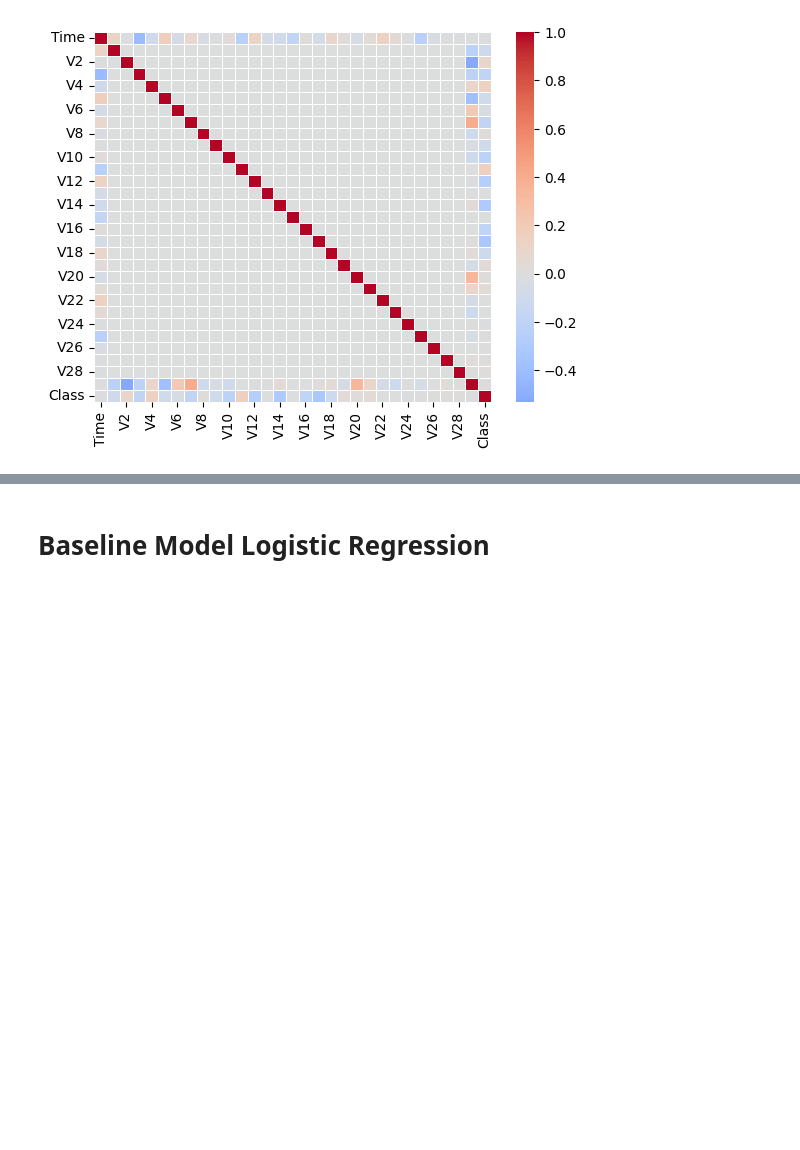
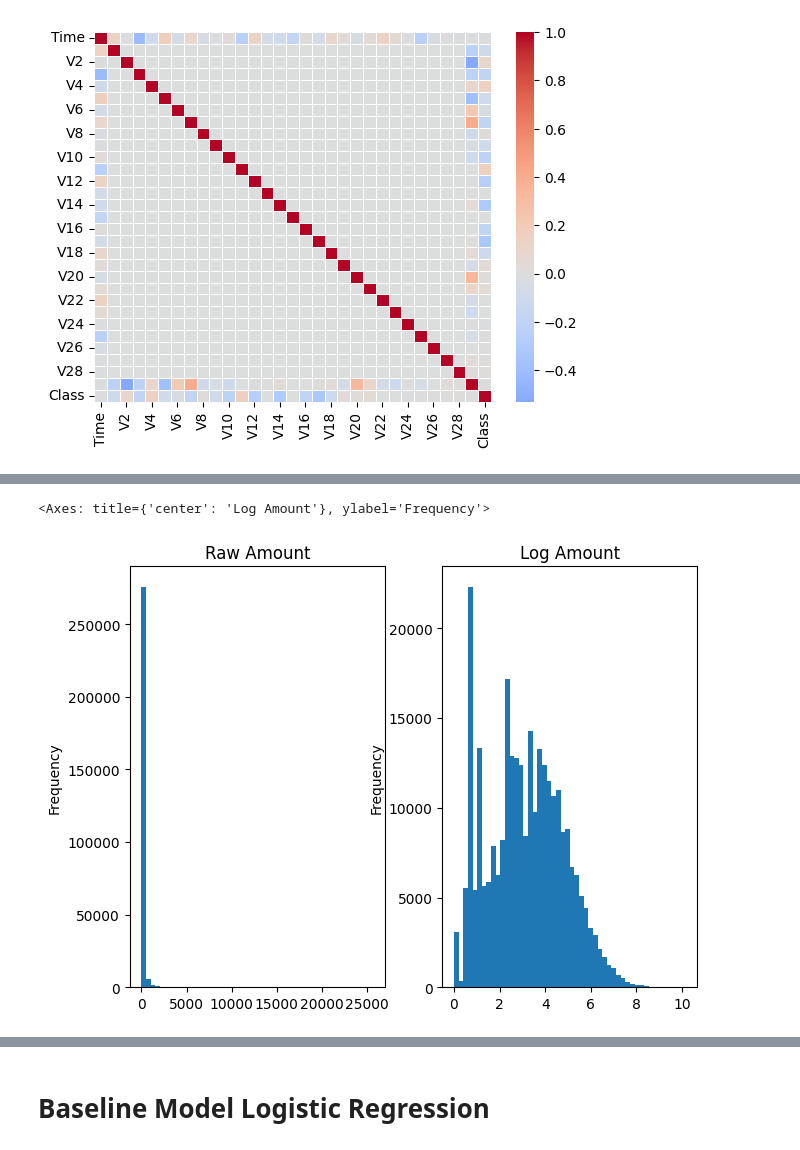
Before and after one commit to hemantborse/Capstone, a Jupyter notebook: Credit_Card_Fraud_Prediction.ipynb, the cells around one changed output, grey strips where cells are left out. Cells and saved outputs as stored; diff of their text form; code cells hidden in the pictures; blank space fills up the shorter version.

```diff
--- a/Credit_Card_Fraud_Prediction.ipynb
+++ b/Credit_Card_Fraud_Prediction.ipynb
@@ -166,0 +203,8 @@ sns.heatmap(df.corr(),cmap='coolwarm',center=0,linewidths=0.5)
+# %%
+fig,axes = plt.subplots(1,2)
+plt.tight_layout()
+df['Amount'].plot(kind='hist',bins=50,ax=axes[0],title='Raw Amount')
+np.log1p(df['Amount']).plot(kind='hist',bins=50,ax=axes[1],title='Log Amount')
+# %% [output]
+<Axes: title={'center': 'Log Amount'}, ylabel='Frequency'>
+[figure, added]
```
Also changed, not shown: parts of 6 cells of this notebook.
